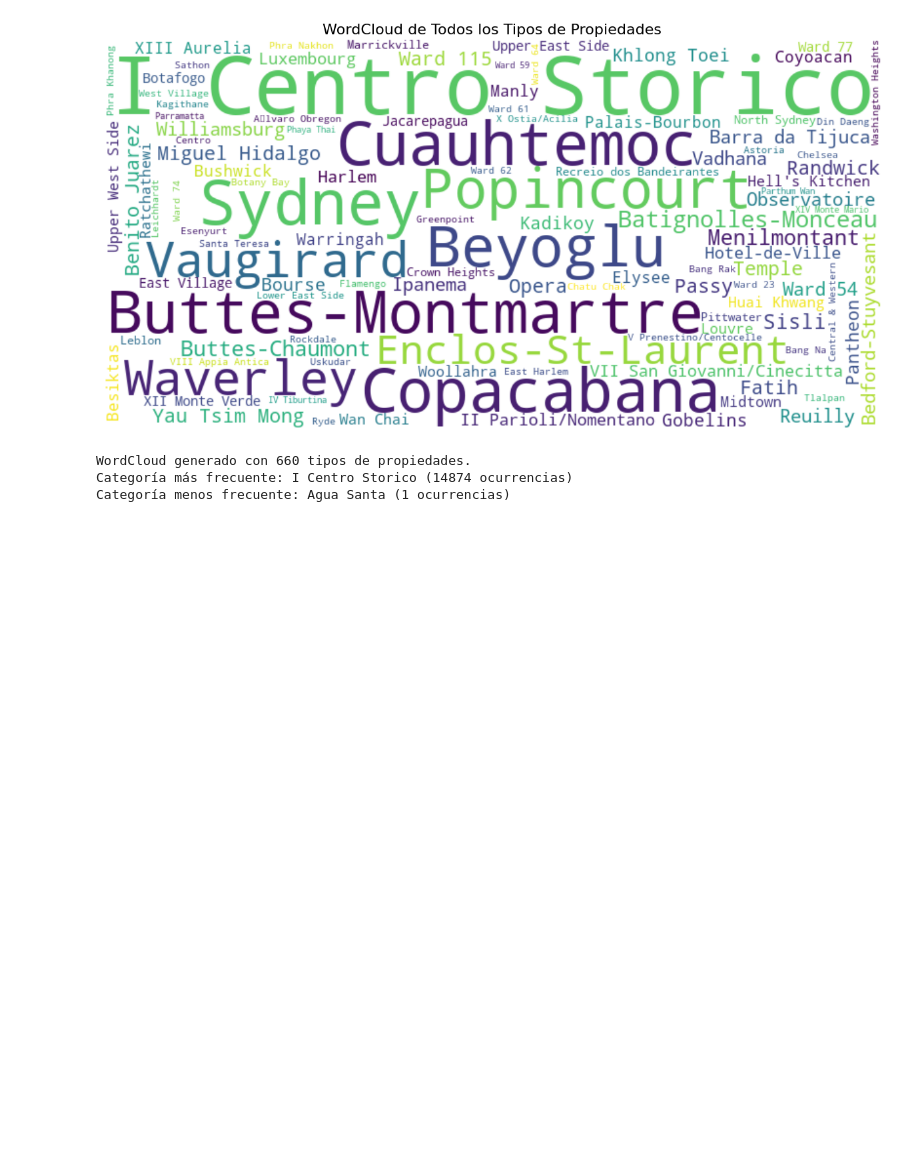
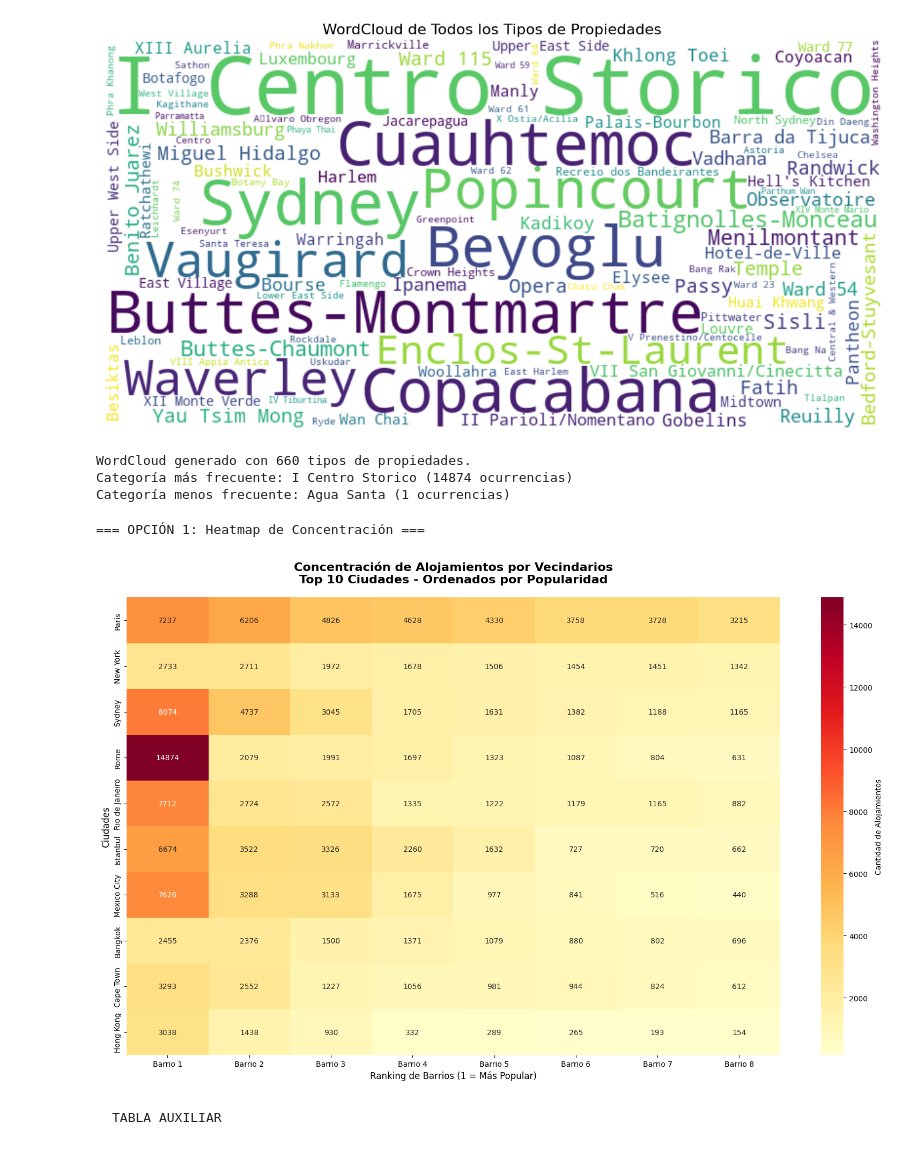
Before and after one commit to f3rn1nd1/EDA-LISTINGS, a Jupyter notebook: AirBnB_V2/2_EDA/neighbourhood.ipynb, the cells around one changed output. Saved outputs shown, nothing was run; the diff lists cells and outputs as text; code cells hidden in the pictures; blank space fills up the shorter version.

Commit message:
tabla de ayuda

```diff
--- a/AirBnB_V2/2_EDA/neighbourhood.ipynb
+++ b/AirBnB_V2/2_EDA/neighbourhood.ipynb
@@ -260,3 +260,56 @@ else:
 WordCloud generado con 660 tipos de propiedades.
 Categoría más frecuente: I Centro Storico (14874 ocurrencias)
 Categoría menos frecuente: Agua Santa (1 ocurrencias)
+# %%
+import pandas as pd
+import matplotlib.pyplot as plt
+import numpy as np
+import seaborn as sns
+
+# OPCIÓN 1: Heatmap de concentración por ciudad
+def heatmap_barrios_ciudades():
+    # Top 10 ciudades y sus top 8 barrios
+    top_cities = data['city'].value_counts().head(10).index
+
+    # Crear matriz para el heatmap
+    matriz_data = []
+    city_labels = []
+
+    for city in top_cities:
+        top_barrios = data[data['city'] == city]['neighbourhood'].value_counts().head(8)
+        matriz_data.append(top_barrios.values)
+        city_labels.append(city)
+
+    # Convertir a DataFrame
+    max_len = max(len(row) for row in matriz_data)
+    matriz_normalizada = []
+    for row in matriz_data:
+        normalized_row = list(row) + [0] * (max_len - len(row))
+        matriz_normalizada.append(normalized_row)
+
+    plt.figure(figsize=(16, 10))
+
+    # Crear heatmap
+    sns.heatmap(matriz_normalizada,
+                annot=True,
+                fmt='g',
+                cmap='YlOrRd',
+                xticklabels=[f'Barrio {i+1}' for i in range(max_len)],
+                yticklabels=city_labels,
+                cbar_kws={'label': 'Cantidad de Alojamientos'})
+
+    plt.title('Concentración de Alojamientos por Vecindarios\nTop 10 Ciudades - Ordenados por Popularidad',
+              fontsize=16, pad=20, fontweight='bold')
+    plt.xlabel('Ranking de Barrios (1 = Más Popular)', fontsize=12)
+    plt.ylabel('Ciudades', fontsize=12)
+    plt.tight_layout()
+    plt.show()
+
+# EJECUTAR TODAS LAS OPCIONES
+print("=== OPCIÓN 1: Heatmap de Concentración ===")
+heatmap_barrios_ciudades()
+# %% [output]
+=== OPCIÓN 1: Heatmap de Concentración ===
+[figure, added]
+# %% [markdown]
+    TABLA AUXILIAR
```
Also changed, not shown: parts of 2 cells of this notebook.
